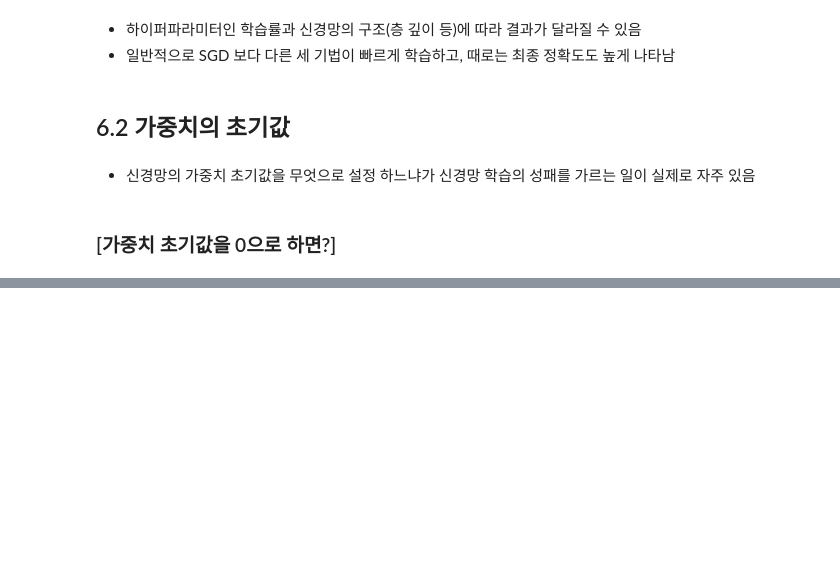
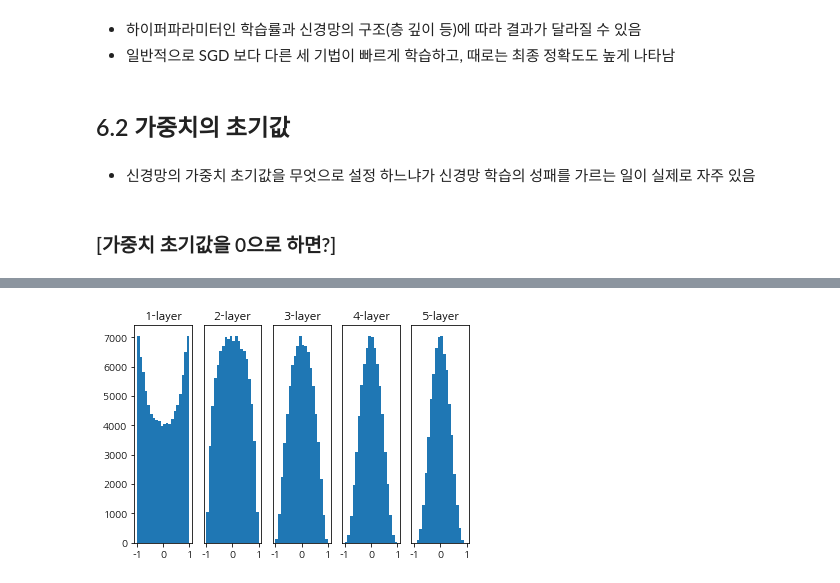
Before and after one commit to cloudallera/deep-learning-from-scratch, a Jupyter notebook: _mystudy/06_training_techniques.ipynb, the cells around one changed output, grey strips where cells are left out. Drawn from its saved outputs; the diff is of its cells as text; code cells hidden in the pictures; blank space fills up the shorter version.

```diff
--- a/_mystudy/06_training_techniques.ipynb
+++ b/_mystudy/06_training_techniques.ipynb
@@ -653,0 +744,7 @@ plt.show()
+# %%
+# tanh 활성화 함수에 Xivier 초기값을 적용한 경우, 각 층의 활성화 값 분포
+node_num = 100
+xavier = np.sqrt(1 / node_num)
+weight_init_activation_histogram(init_std=xavier, n_node=node_num, f_activation=tanh, hist_range=(-1, 1))
+# %% [output]
+[figure, added]
```
Also changed, not shown: parts of 59 cells of this notebook, 3 other files.
